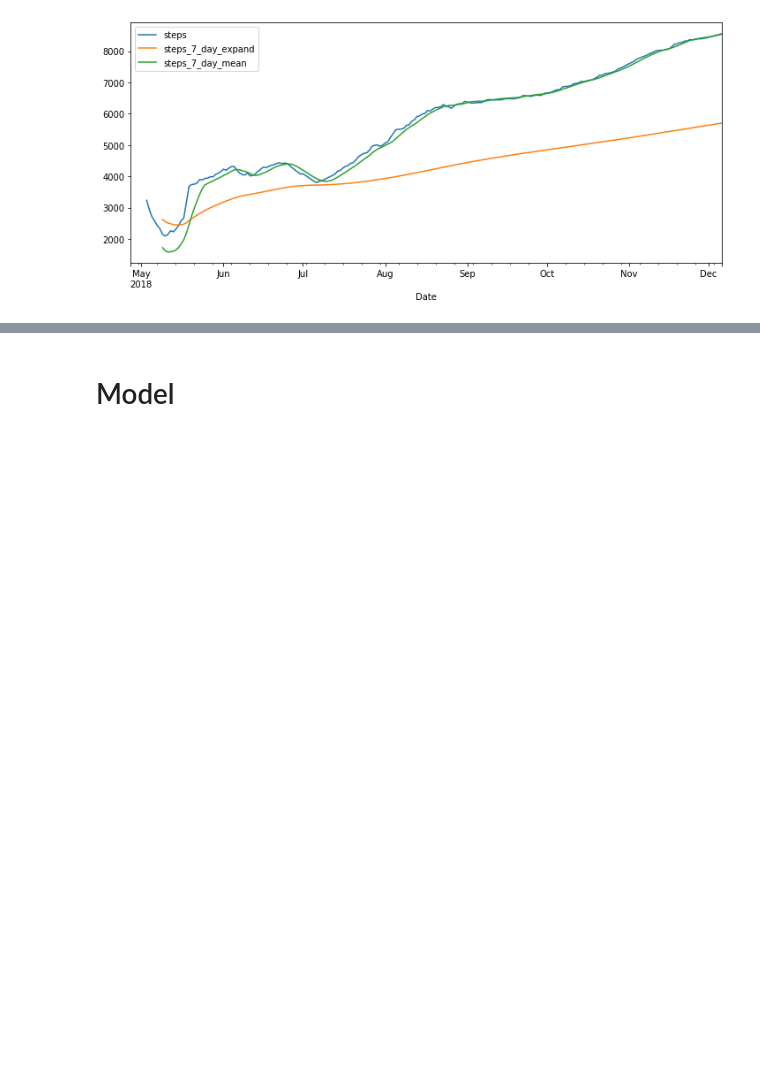
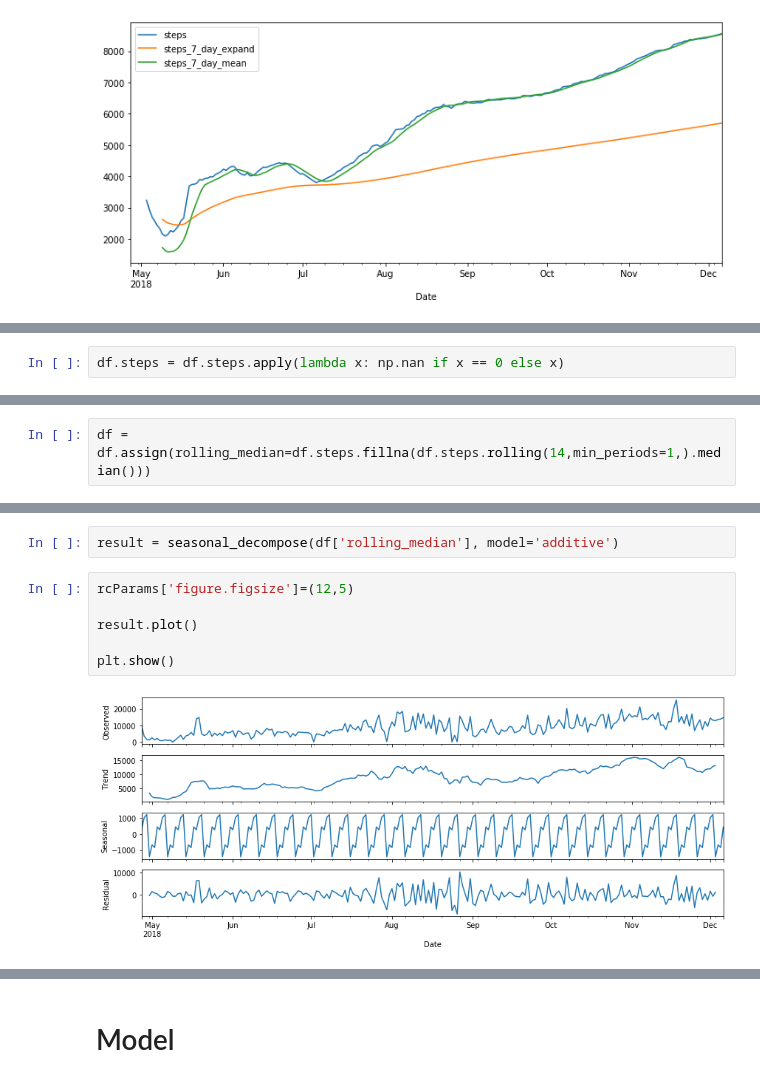
Before and after one commit to U-Gotta-Have-Faith/time_series, a Jupyter notebook: Sean _faith_acquire-Copy1.ipynb, the cells around one changed output, grey strips where cells are left out. Drawn from its saved outputs; the diff is of its cells as text; blank space fills up the shorter version.

```diff
--- a/Sean _faith_acquire-Copy1.ipynb
+++ b/Sean _faith_acquire-Copy1.ipynb
@@ -527,0 +527,2 @@ plt.show()
+# %%
+df.steps = df.steps.apply(lambda x: np.nan if x == 0 else x)
@@ -527,0 +537,2 @@ plt.show()
+# %%
+df = df.assign(rolling_median=df.steps.fillna(df.steps.rolling(14,min_periods=1,).median()))
@@ -527,0 +549,10 @@ plt.show()
+# %%
+result = seasonal_decompose(df['rolling_median'], model='additive')
+# %%
+rcParams['figure.figsize']=(12,5)
+
+result.plot()
+
+plt.show()
+# %% [output]
+[figure, added]
```
Also changed, not shown: parts of 31 cells of this notebook.
